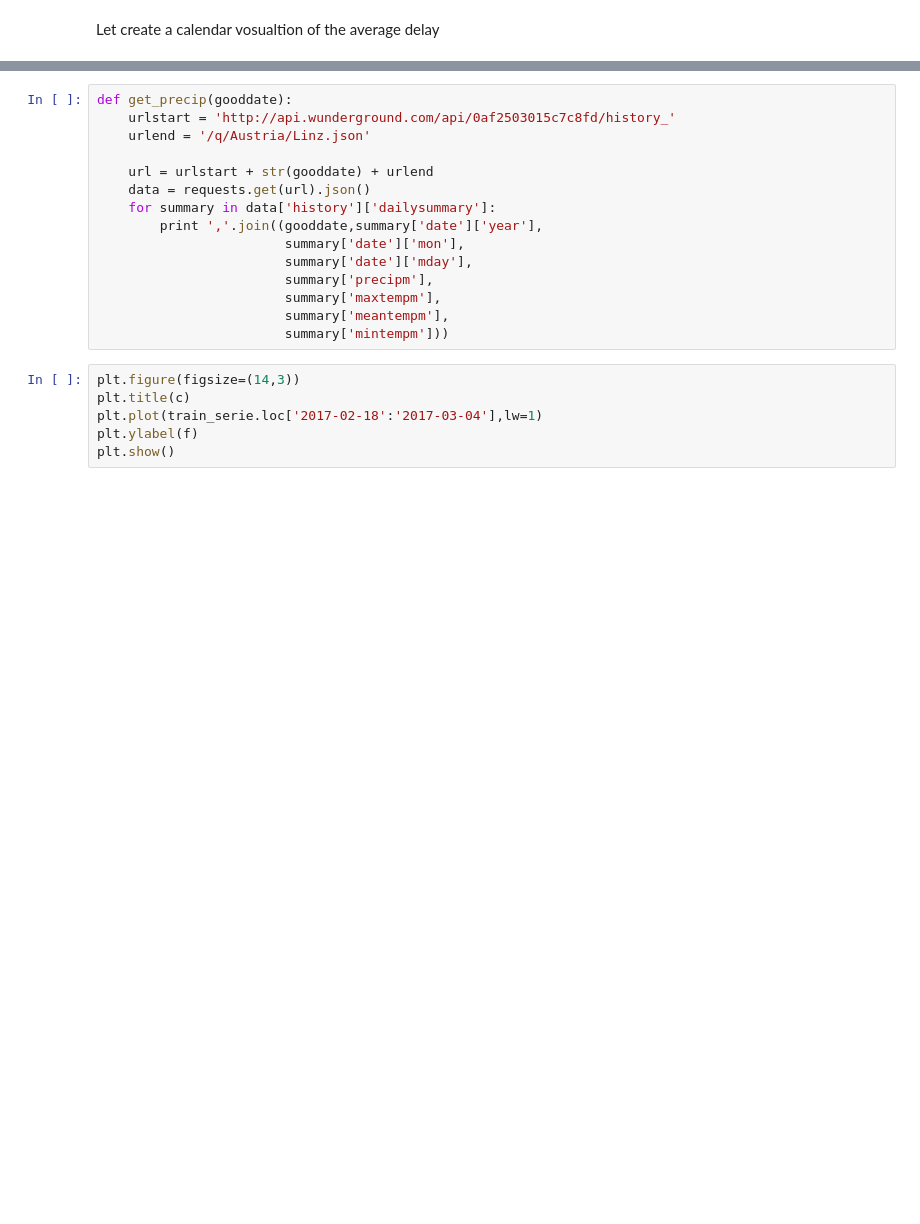
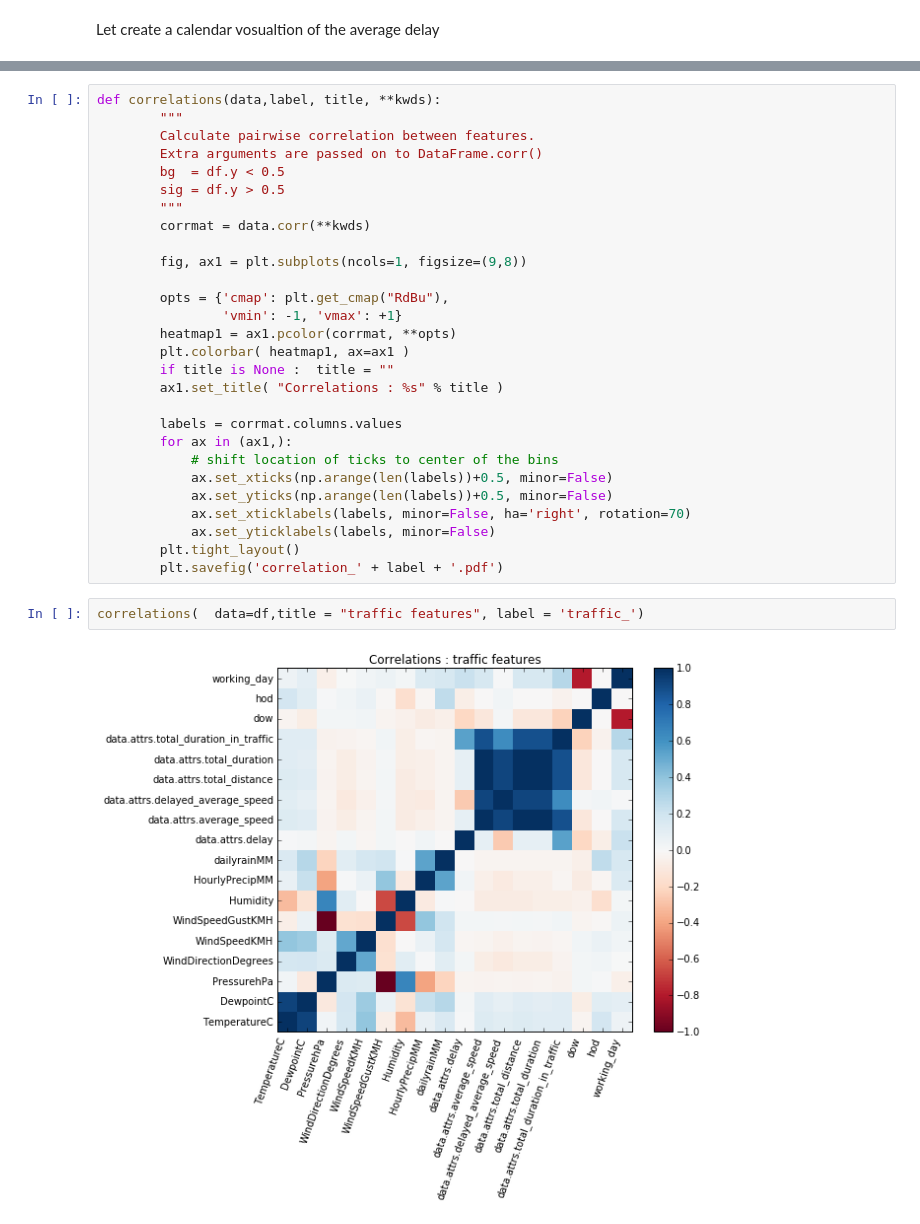
Before and after one commit to yhaddad/KaggleDojo, a Jupyter notebook: time_serie_regression.ipynb, the cells around one changed output, grey strips where cells are left out. Drawn from its saved outputs; the diff is of its cells as text; blank space fills up the shorter version.

```diff
--- a/time_serie_regression.ipynb
+++ b/time_serie_regression.ipynb
@@ -439,21 +422,32 @@ plt.show()
-# %%
-def get_precip(gooddate):
-    urlstart = 'http://api.wunderground.com/api/0af2503015c7c8fd/history_'
-    urlend = '/q/Austria/Linz.json'
-
-    url = urlstart + str(gooddate) + urlend
-    data = requests.get(url).json()
-    for summary in data['history']['dailysummary']:
-        print ','.join((gooddate,summary['date']['year'],
-                        summary['date']['mon'],
-                        summary['date']['mday'],
-                        summary['precipm'],
-                        summary['maxtempm'],
-                        summary['meantempm'],
-                        summary['mintempm']))
-# %%
-plt.figure(figsize=(14,3))
-plt.title(c)
-plt.plot(train_serie.loc['2017-02-18':'2017-03-04'],lw=1)
-plt.ylabel(f)
-plt.show()
+# %%
+def correlations(data,label, title, **kwds):
+        """
+        Calculate pairwise correlation between features.
+        Extra arguments are passed on to DataFrame.corr()
+        bg  = df.y < 0.5
+        sig = df.y > 0.5
+        """
+        corrmat = data.corr(**kwds)
+
+        fig, ax1 = plt.subplots(ncols=1, figsize=(9,8))
+
+        opts = {'cmap': plt.get_cmap("RdBu"),
+                'vmin': -1, 'vmax': +1}
+        heatmap1 = ax1.pcolor(corrmat, **opts)
+        plt.colorbar( heatmap1, ax=ax1 )
+        if title is None :  title = ""
+        ax1.set_title( "Correlations : %s" % title )
+
+        labels = corrmat.columns.values
+        for ax in (ax1,):
+            # shift location of ticks to center of the bins
+            ax.set_xticks(np.arange(len(labels))+0.5, minor=False)
+            ax.set_yticks(np.arange(len(labels))+0.5, minor=False)
+            ax.set_xticklabels(labels, minor=False, ha='right', rotation=70)
+            ax.set_yticklabels(labels, minor=False)
+        plt.tight_layout()
+        plt.savefig('correlation_' + label + '.pdf')
+# %%
+correlations(  data=df,title = "traffic features", label = 'traffic_')
+# %% [output]
+[figure, added]
```
Also changed, not shown: parts of 34 cells of this notebook.
